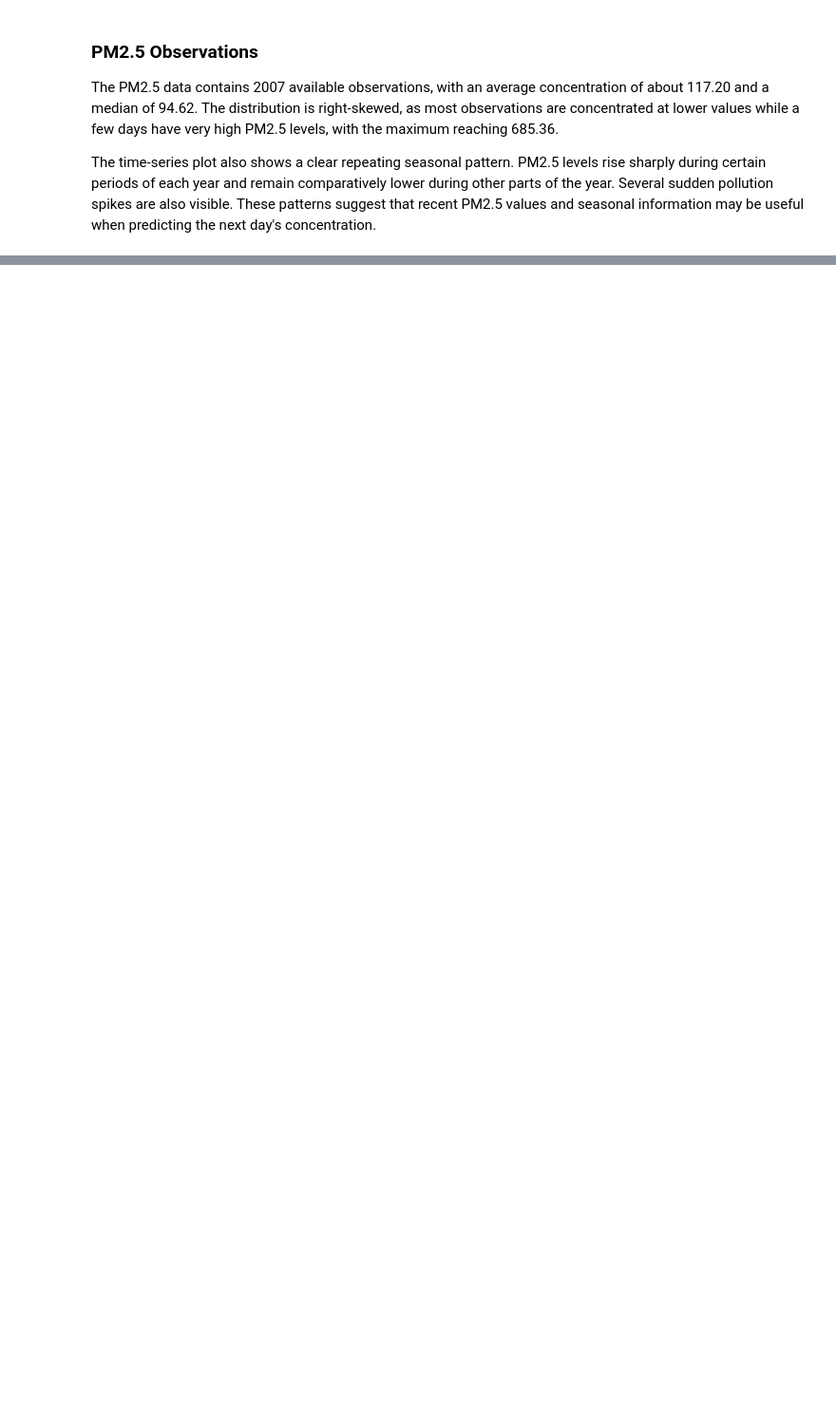
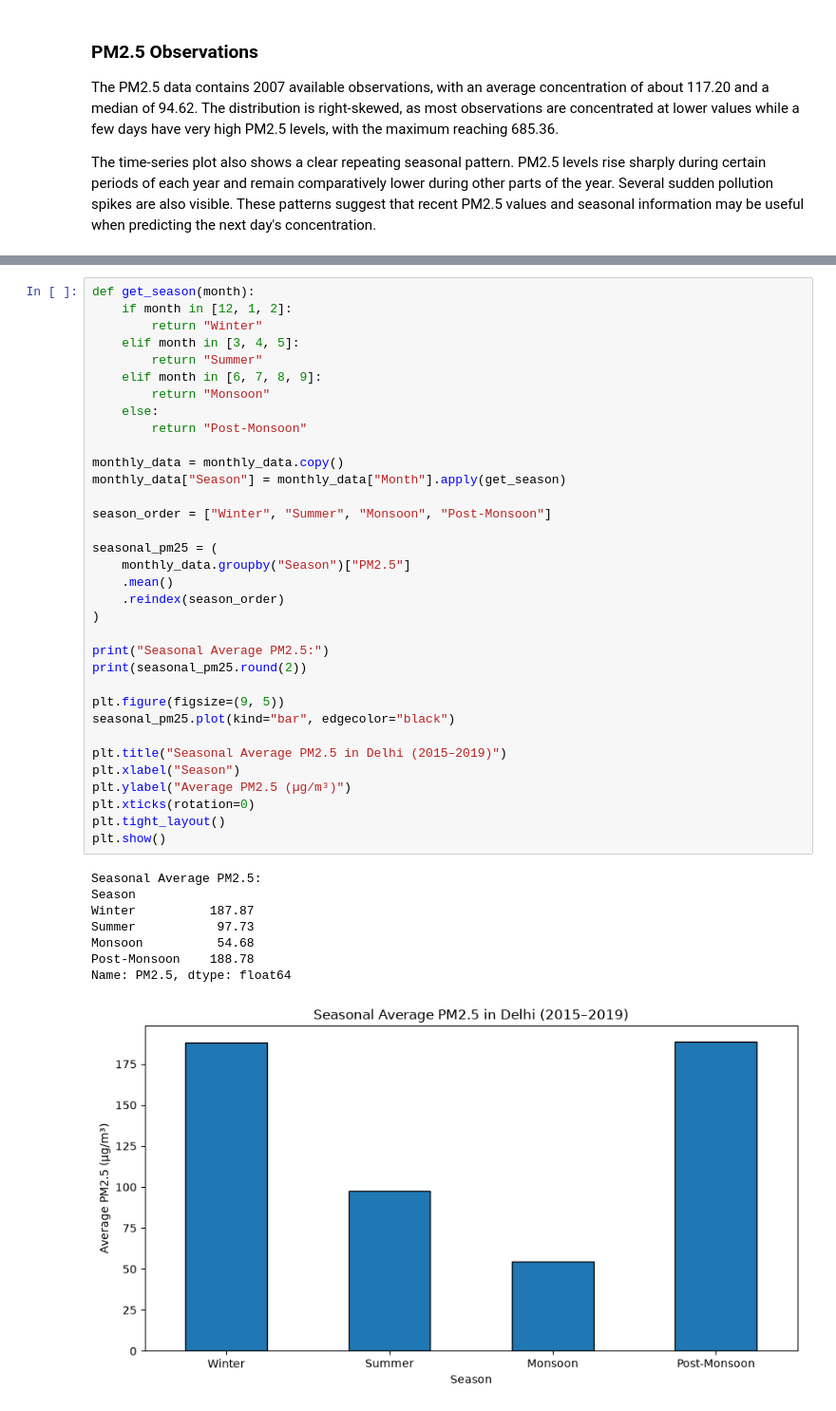
Before and after one commit to ajain347/NextDay-Air-quality-index_predictor, a Jupyter notebook: notebooks/01-eda.ipynb, the cells around one changed output, grey strips where cells are left out. Shown at 95% size. Drawn from its saved outputs; the diff is of its cells as text; blank space fills up the shorter version.

```diff
--- a/notebooks/01-eda.ipynb
+++ b/notebooks/01-eda.ipynb
@@ -368,0 +471,43 @@ The time-series plot also shows a clear repeating seasonal pattern. PM2.5 levels
+# %%
+def get_season(month):
+    if month in [12, 1, 2]:
+        return "Winter"
+    elif month in [3, 4, 5]:
+        return "Summer"
+    elif month in [6, 7, 8, 9]:
+        return "Monsoon"
+    else:
+        return "Post-Monsoon"
+
+monthly_data = monthly_data.copy()
+monthly_data["Season"] = monthly_data["Month"].apply(get_season)
+
+season_order = ["Winter", "Summer", "Monsoon", "Post-Monsoon"]
+
+seasonal_pm25 = (
+    monthly_data.groupby("Season")["PM2.5"]
+    .mean()
+    .reindex(season_order)
+)
+
+print("Seasonal Average PM2.5:")
+print(seasonal_pm25.round(2))
+
+plt.figure(figsize=(9, 5))
+seasonal_pm25.plot(kind="bar", edgecolor="black")
+
+plt.title("Seasonal Average PM2.5 in Delhi (2015–2019)")
+plt.xlabel("Season")
+plt.ylabel("Average PM2.5 (µg/m³)")
+plt.xticks(rotation=0)
+plt.tight_layout()
+plt.show()
+# %% [output]
+Seasonal Average PM2.5:
+Season
+Winter          187.87
+Summer           97.73
+Monsoon          54.68
+Post-Monsoon    188.78
+Name: PM2.5, dtype: float64
+[figure, added]
```
Also changed, not shown: parts of 38 cells of this notebook.
